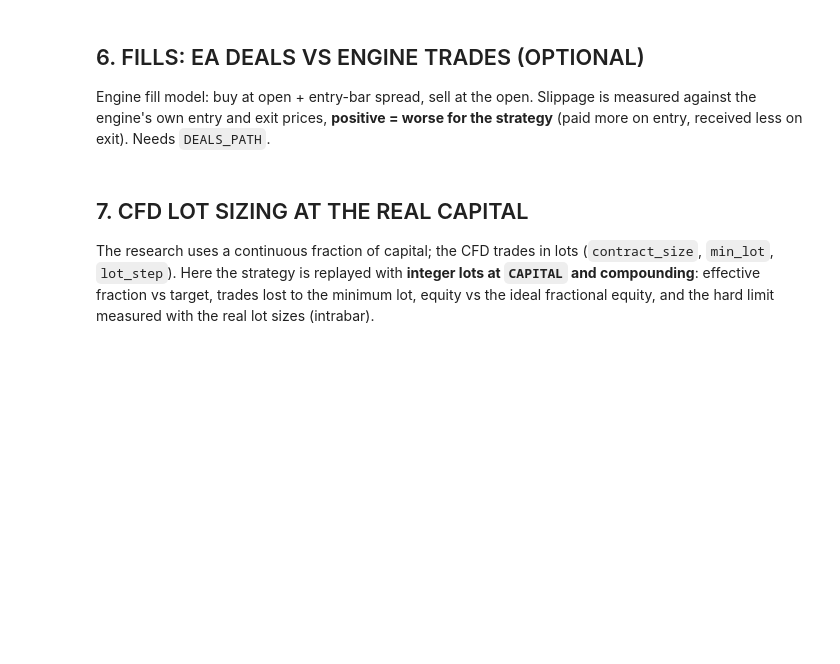
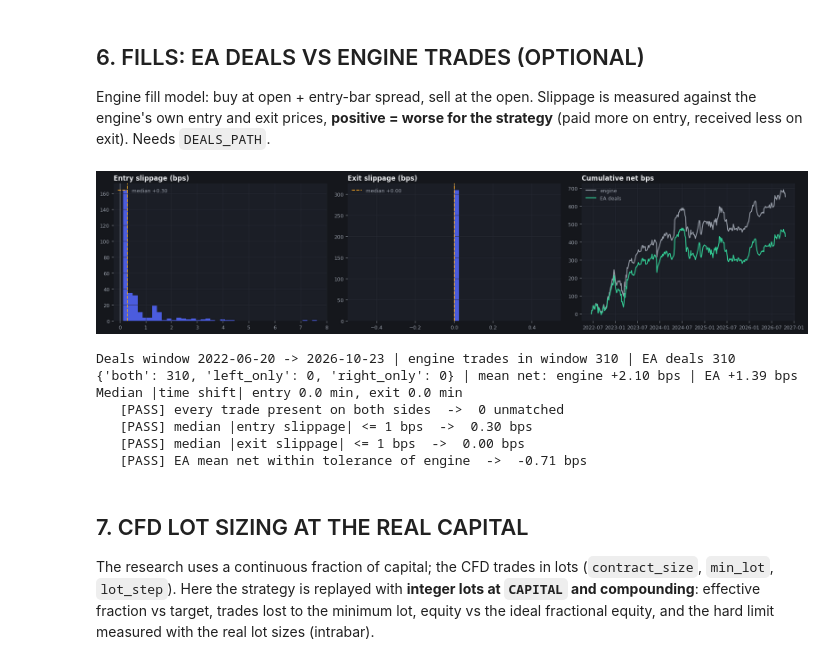
Before and after one commit to Andres-GP/Alphaca-Capital-Research, a Jupyter notebook: research_development/02_strategy_development/USDJPY_Gotobi/04_Gotobi_Reconciliation.ipynb, the cells around one changed output. Drawn from its saved outputs; the diff is of its cells as text; code cells hidden in the pictures; blank space fills up the shorter version.

Commit message:
gotobi edge on axi implemented succesully from research to EA production and reconciliation

```diff
--- a/research_development/02_strategy_development/USDJPY_Gotobi/04_Gotobi_Reconciliation.ipynb
+++ b/research_development/02_strategy_development/USDJPY_Gotobi/04_Gotobi_Reconciliation.ipynb
@@ -25,7 +25,7 @@ LOG_BUY = "BUY"             # decision value that means "trade taken"
 SPREAD_TOL_PIPS = 0.1       # tolerated |EA spread - engine feed spread|
 
 # ---- EA deals export (optional, section 5): None to skip ----
-DEALS_PATH = None
+DEALS_PATH = r"../../data/Reconcilation/Gotobi/gotobi_trades.csv"
 DEAL_COLS = dict(entry_time="time_in", exit_time="time_out", entry_price="price_in", exit_price="price_out")
 DEAL_SEP, DEAL_TIME_MODE = ";", "mt5_server_ny"   # deal times are MT5 server time ("utc" if already UTC)
 SLIP_TOL_BPS = 1.0          # tolerated median |entry slippage| and |exit slippage| (bps)
@@ -222,34 +302,49 @@ Engine fill model: buy at open + entry-bar spread, sell at the open. Slippage is
 # %%
 if DEALS_PATH and Path(DEALS_PATH).is_file():
     d = pd.read_csv(DEALS_PATH, sep=DEAL_SEP).rename(columns={v: k for k, v in DEAL_COLS.items()})
     for c in ("entry_time", "exit_time"):
         d[c] = eng.server_to_utc(pd.DatetimeIndex(pd.to_datetime(d[c])), DEAL_TIME_MODE)
     d["entry_date"] = (d["entry_time"] + eng.JST).dt.normalize()
-    m = trades.merge(d[["entry_date", "entry_time", "exit_time", "entry_price", "exit_price"]], on="entry_date", how="outer", suffixes=("_eng", "_ea"), indicator=True)
+
+    # engine trades restricted to the window covered by the EA deals (tester / demo run)
+    lo_d, hi_d = d["entry_date"].min(), d["entry_date"].max()
+    tw = trades[(pd.to_datetime(trades["entry_date"]) >= lo_d) & (pd.to_datetime(trades["entry_date"]) <= hi_d)]
+
+    m = tw.merge(d[["entry_date", "entry_time", "exit_time", "entry_price", "exit_price"]], on="entry_date", how="outer", suffixes=("_eng", "_ea"), indicator=True)
     mb = m[m["_merge"] == "both"].copy()
     mb["slip_in"] = (mb["entry_price_ea"] / mb["entry_price_eng"] - 1) * 1e4
     mb["slip_out"] = (1 - mb["exit_price_ea"] / mb["exit_price_eng"]) * 1e4
     mb["pnl_ea"] = (mb["exit_price_ea"] / mb["entry_price_ea"] - 1) * 1e4
     mb["d_entry_min"] = (mb["entry_time_ea"] - mb["entry_time_eng"]).dt.total_seconds() / 60
     mb["d_exit_min"] = (mb["exit_time_ea"] - mb["exit_time_eng"]).dt.total_seconds() / 60
 
     fig, (ax1, ax2, ax3) = U.subplots(1, 3, figsize=(18, 4.2))
     for ax, col, name in ((ax1, "slip_in", "Entry slippage (bps)"), (ax2, "slip_out", "Exit slippage (bps)")):
         ax.hist(mb[col], bins=40, color=U.BLUE, alpha=0.85); ax.axvline(0, color=U.SUB, lw=0.8)
         ax.axvline(mb[col].median(), color=U.ORANGE, ls="--", label=f"median {mb[col].median():+.2f}"); U.legend(ax); U.set_title(ax, name)
     ax3.plot(mb["entry_date"], mb["pnl_bps"].cumsum(), color=U.SUB, lw=1.6, label="engine")
     ax3.plot(mb["entry_date"], mb["pnl_ea"].cumsum(), color=U.GREEN, lw=1.6, label="EA deals"); U.legend(ax3); U.set_title(ax3, "Cumulative net bps")
     plt.tight_layout(); plt.show()
+    print(f"Deals window {lo_d:%Y-%m-%d} -> {hi_d:%Y-%m-%d} | engine trades in window {len(tw)} | EA deals {len(d)}")
     print(m["_merge"].value_counts().to_dict(), "| mean net: engine", f"{mb['pnl_bps'].mean():+.2f}", "bps | EA", f"{mb['pnl_ea'].mean():+.2f}", "bps")
     print(f"Median |time shift| entry {mb['d_entry_min'].abs().median():.1f} min, exit {mb['d_exit_min'].abs().median():.1f} min")
     C("6 Fills", "every trade present on both sides", bool((m["_merge"] == "both").all()), f"{int((m['_merge'] != 'both').sum())} unmatched")
     C("6 Fills", f"median |entry slippage| <= {SLIP_TOL_BPS:g} bps", mb["slip_in"].abs().median() <= SLIP_TOL_BPS, f"{mb['slip_in'].abs().median():.2f} bps")
     C("6 Fills", f"median |exit slippage| <= {SLIP_TOL_BPS:g} bps", mb["slip_out"].abs().median() <= SLIP_TOL_BPS, f"{mb['slip_out'].abs().median():.2f} bps")
     C("6 Fills", "EA mean net within tolerance of engine", abs(mb["pnl_ea"].mean() - mb["pnl_bps"].mean()) <= 2 * SLIP_TOL_BPS, f"{mb['pnl_ea'].mean() - mb['pnl_bps'].mean():+.2f} bps")
 else:
     print("No deals file (DEALS_PATH): section skipped.")
     for n in ("every trade present on both sides", f"median |entry slippage| <= {SLIP_TOL_BPS:g} bps", f"median |exit slippage| <= {SLIP_TOL_BPS:g} bps", "EA mean net within tolerance of engine"):
         C("6 Fills", n, None, "no deals file")
+# %% [output]
+[figure, added]
+Deals window 2022-06-20 -> 2026-10-23 | engine trades in window 310 | EA deals 310
+{'both': 310, 'left_only': 0, 'right_only': 0} | mean net: engine +2.10 bps | EA +1.39 bps
+Median |time shift| entry 0.0 min, exit 0.0 min
+   [PASS] every trade present on both sides  ->  0 unmatched
+   [PASS] median |entry slippage| <= 1 bps  ->  0.30 bps
+   [PASS] median |exit slippage| <= 1 bps  ->  0.00 bps
+   [PASS] EA mean net within tolerance of engine  ->  -0.71 bps
 # %% [markdown]
 ## 7. CFD LOT SIZING AT THE REAL CAPITAL
 
```
Also changed, not shown: parts of 9 cells of this notebook, 6 other files.
